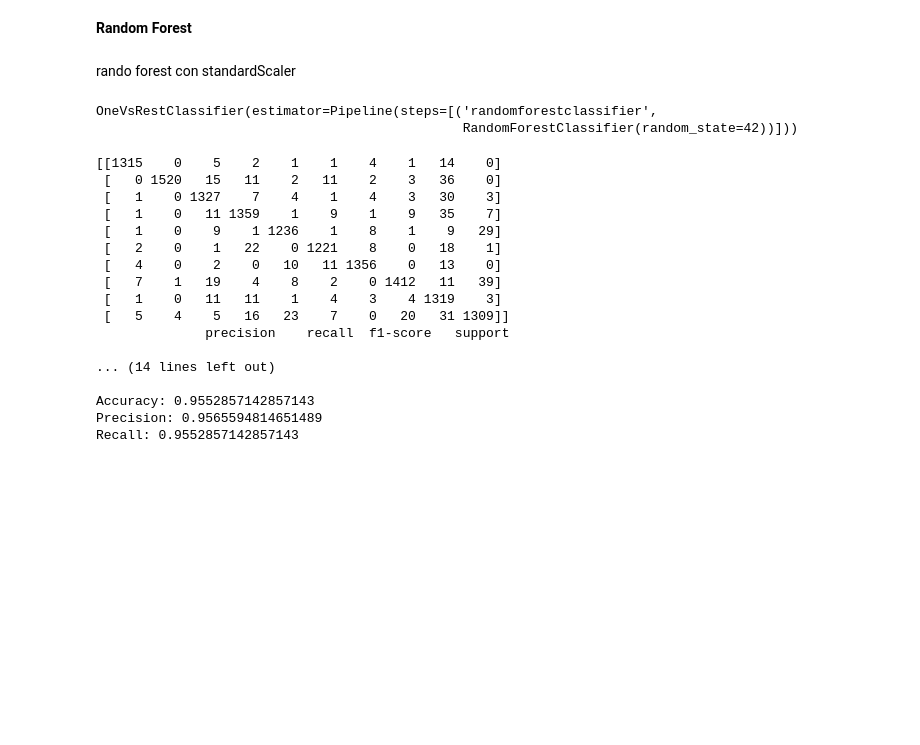
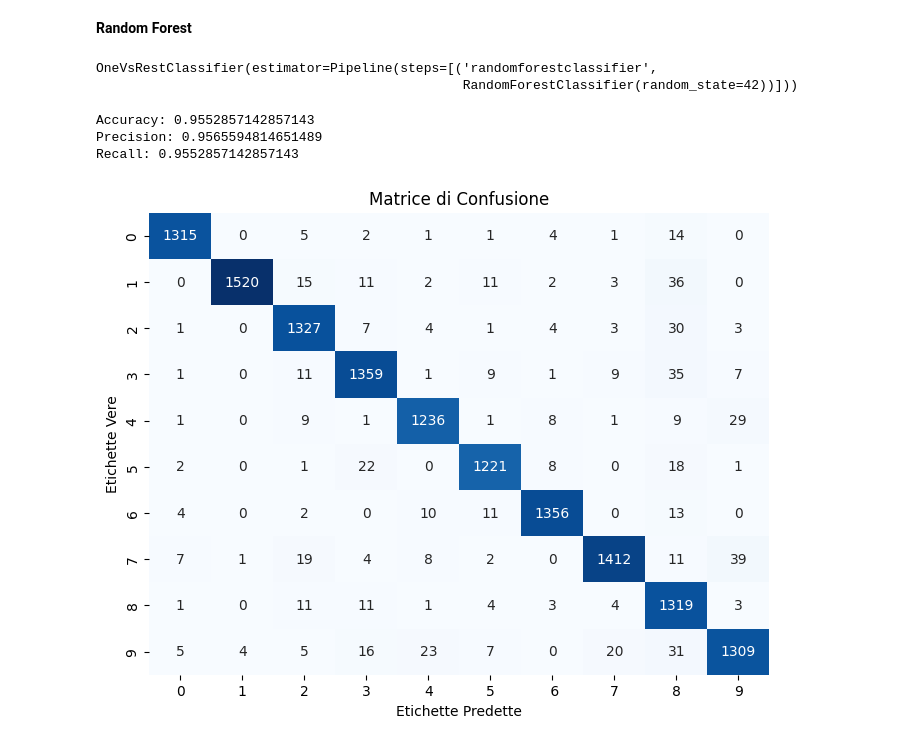
Before and after one commit to Giovanni2132/NumberClassificator, a Jupyter notebook: NumberClassificator.ipynb, the cells around one changed output. Cells and saved outputs as stored; diff of their text form; code cells hidden in the pictures; blank space fills up the shorter version.

```diff
--- a/NumberClassificator.ipynb
+++ b/NumberClassificator.ipynb
@@ -174,8 +189,6 @@ Valore Minimo Globale: -1.2802469936239342
 Valore Massimo Globale: 236.64107842891528
 # %% [markdown]
 **Random Forest**
-# %% [markdown]
-rando forest con standardScaler
 # %%
 from sklearn.multiclass import OneVsRestClassifier
 from sklearn.ensemble import RandomForestClassifier
@@ -191,36 +204,31 @@ OneVsRestClassifier(estimator=Pipeline(steps=[('randomforestclassifier',
 # %%
 from sklearn.metrics import confusion_matrix
 from sklearn.metrics import classification_report
 from sklearn import metrics
+import seaborn as sns
 
 y_train_pred =  rf_classifier.predict(X_test_prepared)
 
 
-print(confusion_matrix(y_test, y_train_pred ))
+conf_matrix=confusion_matrix(y_test, y_train_pred)
 
-
-print(classification_report(y_test, y_train_pred ))
-print("Accuracy:",metrics.accuracy_score(y_test, y_train_pred ))
+print("Accuracy:",metrics.accuracy_score(y_test, y_train_pred))
 print("Precision:",metrics.precision_score(y_test, y_train_pred,average='weighted'))
 print("Recall:",metrics.recall_score(y_test, y_train_pred,average='weighted'))
+plt.figure(figsize=(8, 6))
+sns.heatmap(conf_matrix, annot=True, fmt='d', cmap='Blues', cbar=False,
+            xticklabels=['0', '1', '2','3', '4', '5',' 6', '7', '8','9'],  # Sostituisci con le tue classi
+            yticklabels=['0', '1', '2','3', '4', '5','6', '7', '8','9'],  # Sostituisci con le tue classi
+            )
+plt.xlabel('Etichette Predette')
+plt.ylabel('Etichette Vere')
+plt.title('Matrice di Confusione')
+plt.show()
 # %% [output]
-[[1315    0    5    2    1    1    4    1   14    0]
- [   0 1520   15   11    2   11    2    3   36    0]
- [   1    0 1327    7    4    1    4    3   30    3]
- [   1    0   11 1359    1    9    1    9   35    7]
- [   1    0    9    1 1236    1    8    1    9   29]
- [   2    0    1   22    0 1221    8    0   18    1]
- [   4    0    2    0   10   11 1356    0   13    0]
- [   7    1   19    4    8    2    0 1412   11   39]
- [   1    0   11   11    1    4    3    4 1319    3]
- [   5    4    5   16   23    7    0   20   31 1309]]
-              precision    recall  f1-score   support
-
-... (14 lines left out)
-
 Accuracy: 0.9552857142857143
 Precision: 0.9565594814651489
 Recall: 0.9552857142857143
+[figure, added]
 # %%
 from sklearn.naive_bayes import BernoulliNB
 from sklearn.metrics import confusion_matrix
```
Also changed, not shown: parts of 4 cells of this notebook.
